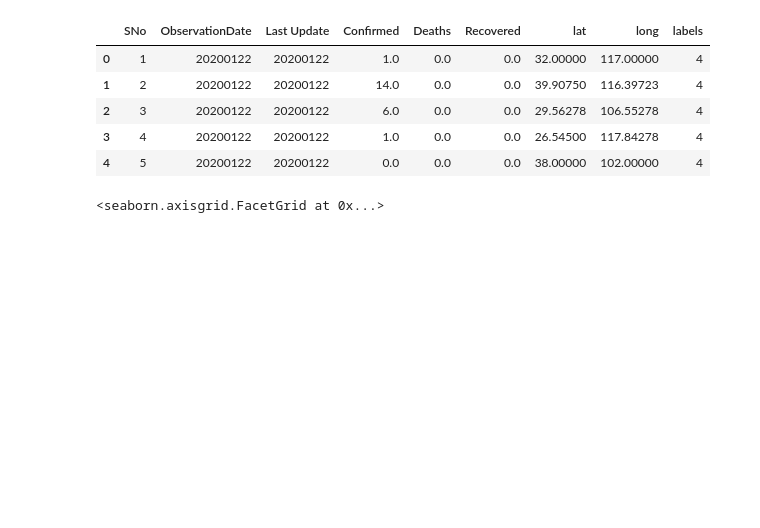
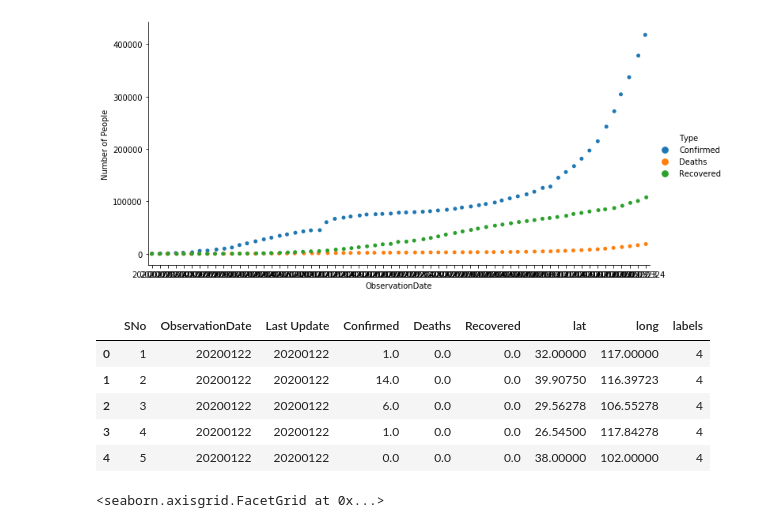
Before and after one commit to yangjunqingqiao/Covid-19-Analysis, a Jupyter notebook: initial_exploration.ipynb, the cells around one changed output. Cells and saved outputs as stored; diff of their text form; code cells hidden in the pictures; blank space fills up the shorter version.

```diff
--- a/initial_exploration.ipynb
+++ b/initial_exploration.ipynb
@@ -66,6 +68,16 @@ def cen_no_cen_str_to_datetime(date_string):
                 return datetime.datetime.strptime(date_string, '%Y-%m-%dT%H:%M:%S')
             except ValueError:
                 return datetime.datetime.strptime(date_string, '%Y-%m-%d %H:%M:%S')
+# %%
+# See how the disease progresses over time by plotting confirmed, deaths, recovered over time
+numericalized_data = data
+numericalized_data['ObservationDate'] = numericalized_data['ObservationDate'].apply(lambda x: int(datetime.datetime.strptime(x, '%m/%d/%Y').strftime('%Y%m%d')))
+# %%
+aggregate_data = numericalized_data.groupby('ObservationDate').sum()[['Confirmed', 'Deaths', 'Recovered']].reset_index()
+aggregate_data = aggregate_data.melt(id_vars='ObservationDate', value_vars=['Confirmed', 'Deaths', 'Recovered'], var_name='Type', value_name='Number of People')
+ctp = sns.catplot(x='ObservationDate', y='Number of People', hue='Type', data=aggregate_data, aspect=2)
+# %% [output]
+[figure, added]
 # %%
 # different geocoder service objects to cycle through to avoid rate limits
 arcgis = ArcGIS(timeout=100)
```
Also changed, not shown: parts of 2 cells of this notebook.
